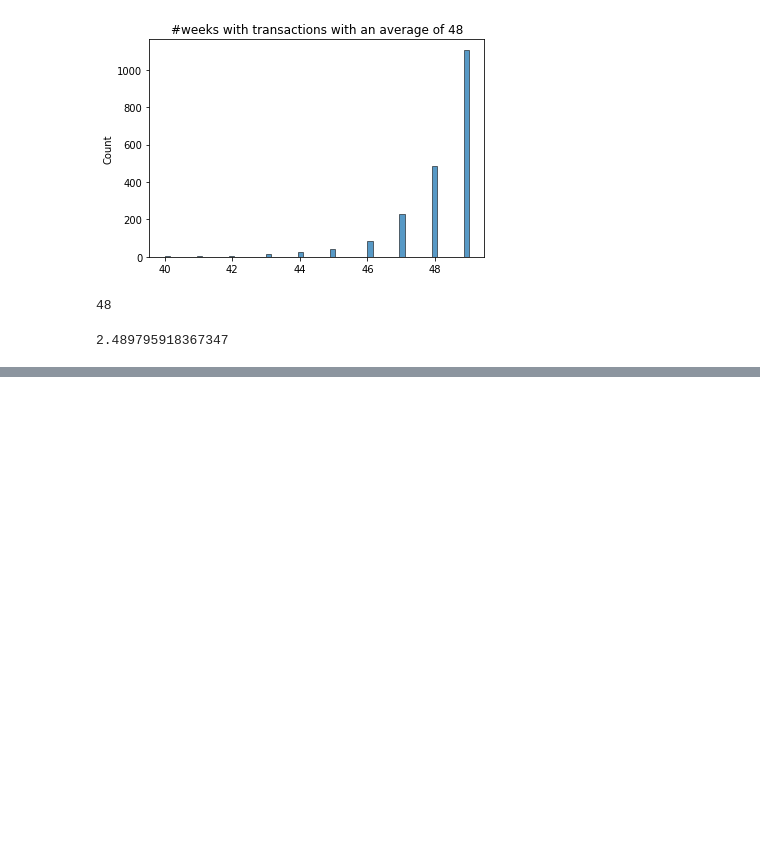
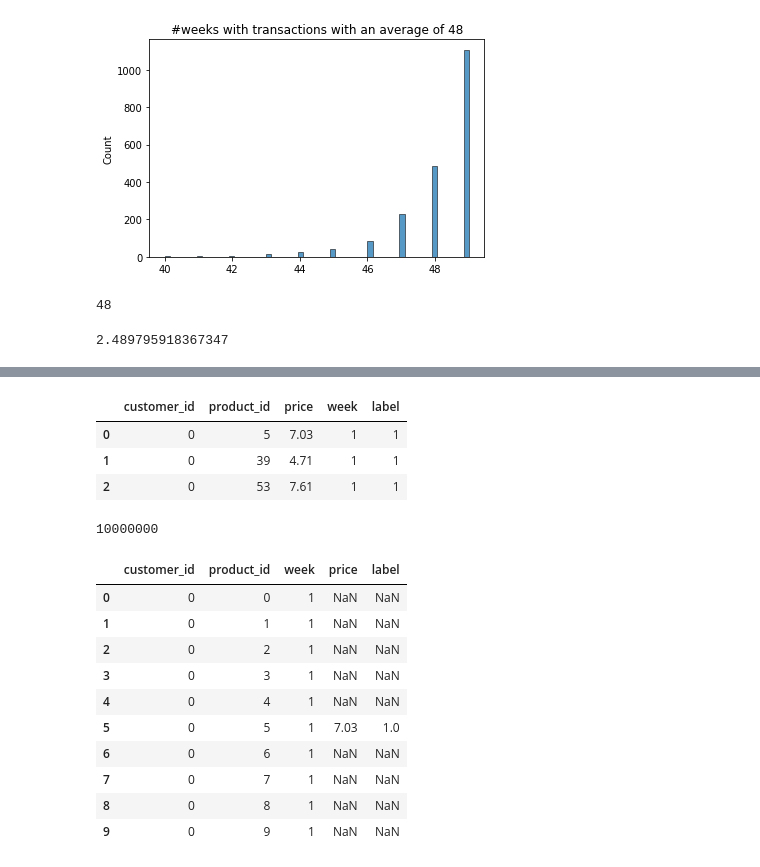
Before and after one commit to sekR4/classification-challenge, a Jupyter notebook: src/draft.ipynb, the cells around one changed output, grey strips where cells are left out. Saved outputs shown, nothing was run; the diff lists cells and outputs as text; code cells hidden in the pictures; blank space fills up the shorter version.

Commit message:
filling skeleton

```diff
--- a/src/draft.ipynb
+++ b/src/draft.ipynb
@@ -161,2 +163,5 @@ skeleton_dict = {
 # %%
-cp_gen = ((c, p)  for c in range(2000) for p in range(100))
+# customer product pairs
+n_customers, n_products = 2000, 100
+cp_gen = ((c, p)  for c in range(n_customers) for p in range(n_products))
+skeleton_cp = pd.DataFrame(cp_gen, columns=["customer_id", "product_id"])
@@ -165,7 +168,8 @@ skeleton_cp = pd.DataFrame(cp_gen, columns=["customer_id", "product_id"])
 # %%
-skeleton = pd.DataFrame(skeleton_dict)
+# Filling skeleton
+n_weeks = 50
 
-for w in range(1,49+1):
+for w in range(1,n_weeks+1):
     tmp = skeleton_cp.copy()
     tmp["week"] = [w] * len(skeleton_cp)
     skeleton = pd.concat([skeleton, tmp], ignore_index=True)
@@ -184,0 +180,4 @@ skeleton.head()
+# %%
+# Type alignment
+skeleton = skeleton.astype(df[["customer_id","product_id","week"]].dtypes.to_dict())
+skeleton.head()
@@ -184,0 +191,32 @@ skeleton.head()
+# %%
+# Add label
+df["label"] = [1] * len(df)
+df.head(3)
+# %% [output]
+|  | customer_id | product_id | price | week | label |
+| 0 | 0 | 5 | 7.03 | 1 | 1 |
+| 1 | 0 | 39 | 4.71 | 1 | 1 |
+| 2 | 0 | 53 | 7.61 | 1 | 1 |
+# %%
+# Merge Skeleton & completed transactions (df)
+merged = skeleton.merge(
+    right=df,
+    how="left",
+    on=["customer_id", "product_id", "week"],
+    validate="1:m"
+    )
+print(len(merged))
+merged.head(10)
+# %% [output]
+10000000
+|  | customer_id | product_id | week | price | label |
+| 0 | 0 | 0 | 1 | NaN | NaN |
+| 1 | 0 | 1 | 1 | NaN | NaN |
+| 2 | 0 | 2 | 1 | NaN | NaN |
+| 3 | 0 | 3 | 1 | NaN | NaN |
+| 4 | 0 | 4 | 1 | NaN | NaN |
+| 5 | 0 | 5 | 1 | 7.03 | 1.0 |
+| 6 | 0 | 6 | 1 | NaN | NaN |
+| 7 | 0 | 7 | 1 | NaN | NaN |
+| 8 | 0 | 8 | 1 | NaN | NaN |
+| 9 | 0 | 9 | 1 | NaN | NaN |
```
Also changed, not shown: parts of 6 cells of this notebook.
